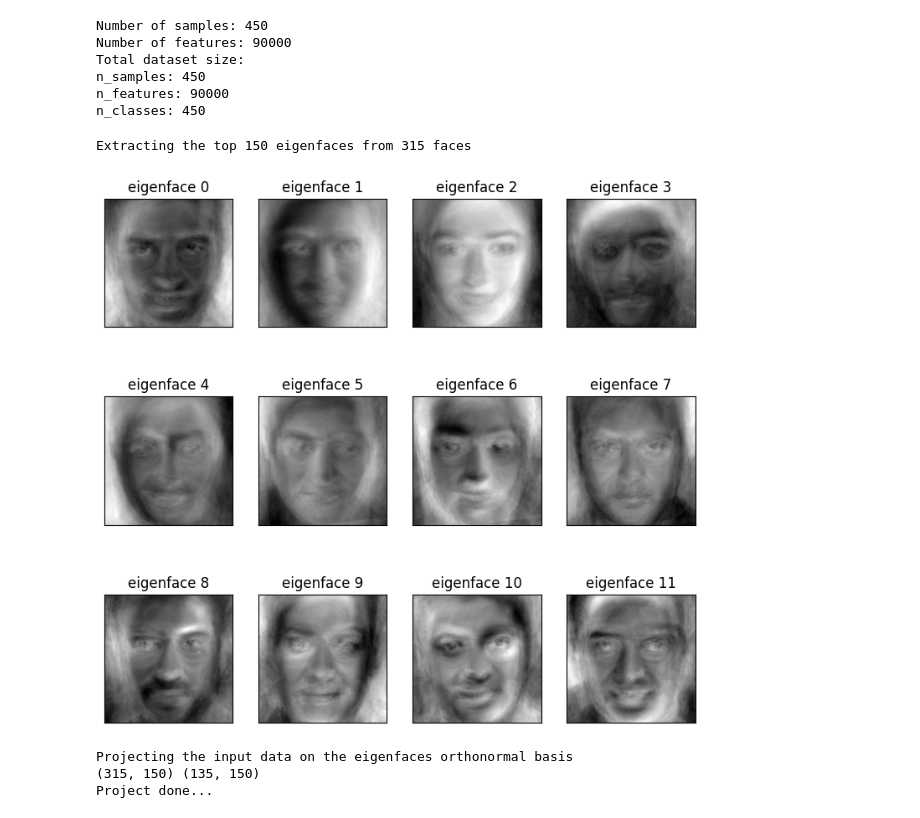
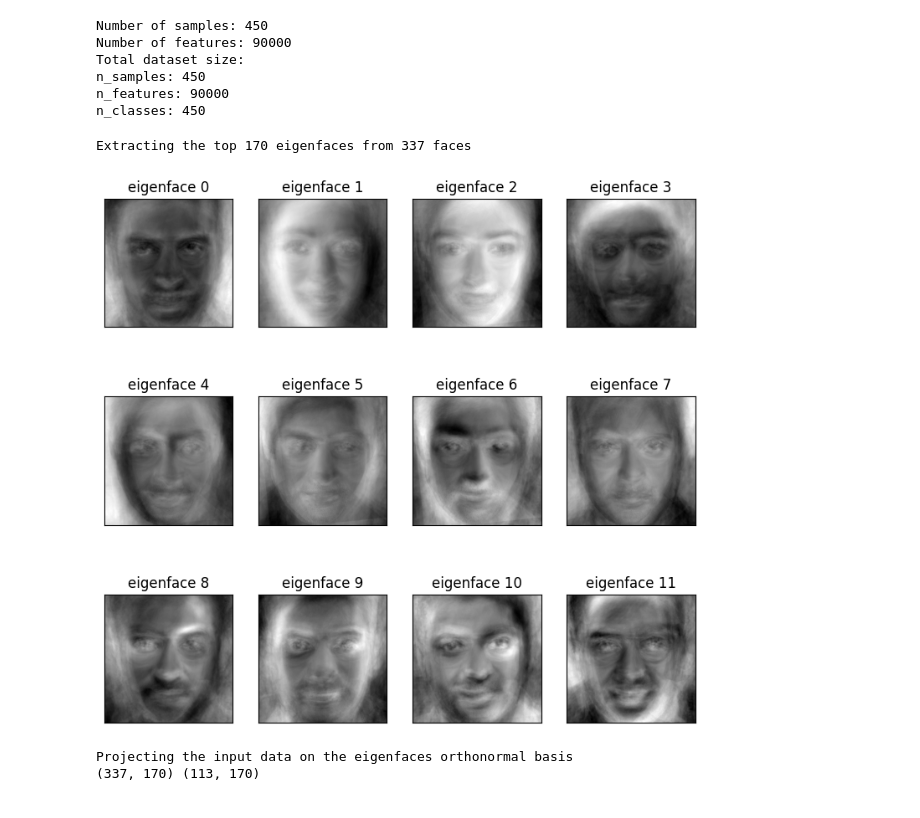
Before and after one commit to ved0104/Face-Recognition-PCA-ANN, a Jupyter notebook: src/main.ipynb, the cells around one changed output. Cells and saved outputs as stored; diff of their text form; code cells hidden in the pictures.

```diff
--- a/src/main.ipynb
+++ b/src/main.ipynb
@@ -46,7 +48,7 @@ for person_name in os.listdir(dir_name):
         # convert matrix to vector
         X.append(resized_image.flatten())
         # increase the number of samples
-        # n_samples =n_samples+1
+        n_samples =n_samples+1
         # Adding to categorical label
         y.append(person_id)
         # adding the person name
@@ -79,57 +81,54 @@ n_samples: 450
 n_features: 90000
 n_classes: 450
 # %%
-# Split into a training set and a test set asing a stratified k fold
+# Split into a training set and a test set using a stratified k fold
 
 # split into a training and testing set
 
-X_train, X_test, y_train, y_test= train_test_split( X, y, test_size=0.3, random_state=42)
+X_train, X_test, y_train, y_test= train_test_split( X, y, test_size=0.25, random_state=42)
 
-# Compute a PCA (eigenfaces) on the face dataset (treated as untabel ed #dataset): unsupervised feature extraction/dimensionality reduction
-n_components = 150
+# Compute a PCA (eigenfaces) on the face dataset (treated as unlabeled dataset): unsupervised feature extraction/dimensionality reduction
+n_components = 170
 
 print("Extracting the top %d eigenfaces from %d faces" % (n_components, X_train.shape[0]))
 
 # Applying PCA
 pca=PCA(n_components=n_components,svd_solver='randomized', whiten=True).fit(X_train)
 
 # Generating eigenfaces
 eigenfaces= pca.components_.reshape((n_components, h, w))
 
 #plot the gallery of the most significative eigenfaces
 eigenface_titles=["eigenface %d" % i for i in range(eigenfaces.shape[0])]
 
 plot_gallery(eigenfaces, eigenface_titles, h, w)
 
 plt.show()
 
 print("Projecting the input data on the eigenfaces orthonormal basis")
 
 X_train_pca=pca.transform(X_train)
 X_test_pca=pca.transform(X_test)
-
+scaler = StandardScaler()
+X_train_pca = scaler.fit_transform(X_train_pca)
+X_test_pca = scaler.transform(X_test_pca)
 print(X_train_pca.shape,X_test_pca.shape)
 
 # Compute Fisherfaces
 lda=LinearDiscriminantAnalysis()
 
 #Compute LDA of reduced data
 
 lda.fit(X_train_pca, y_train)
 
 X_train_lda= lda.transform(X_train_pca)
 
 X_test_lda= lda.transform(X_test_pca)
-
-lda.transform(X_train_pca)
-
-print("Project done...")
 # %% [output]
-Extracting the top 150 eigenfaces from 315 faces
+Extracting the top 170 eigenfaces from 337 faces
-[figure, old version]
+[figure, new version]
 Projecting the input data on the eigenfaces orthonormal basis
-(315, 150) (135, 150)
-Project done...
+(337, 170) (113, 170)
 # %%
 # Training with Multi Layer perceptron
 
```
Also changed, not shown: parts of 5 cells of this notebook, 4 other files.
